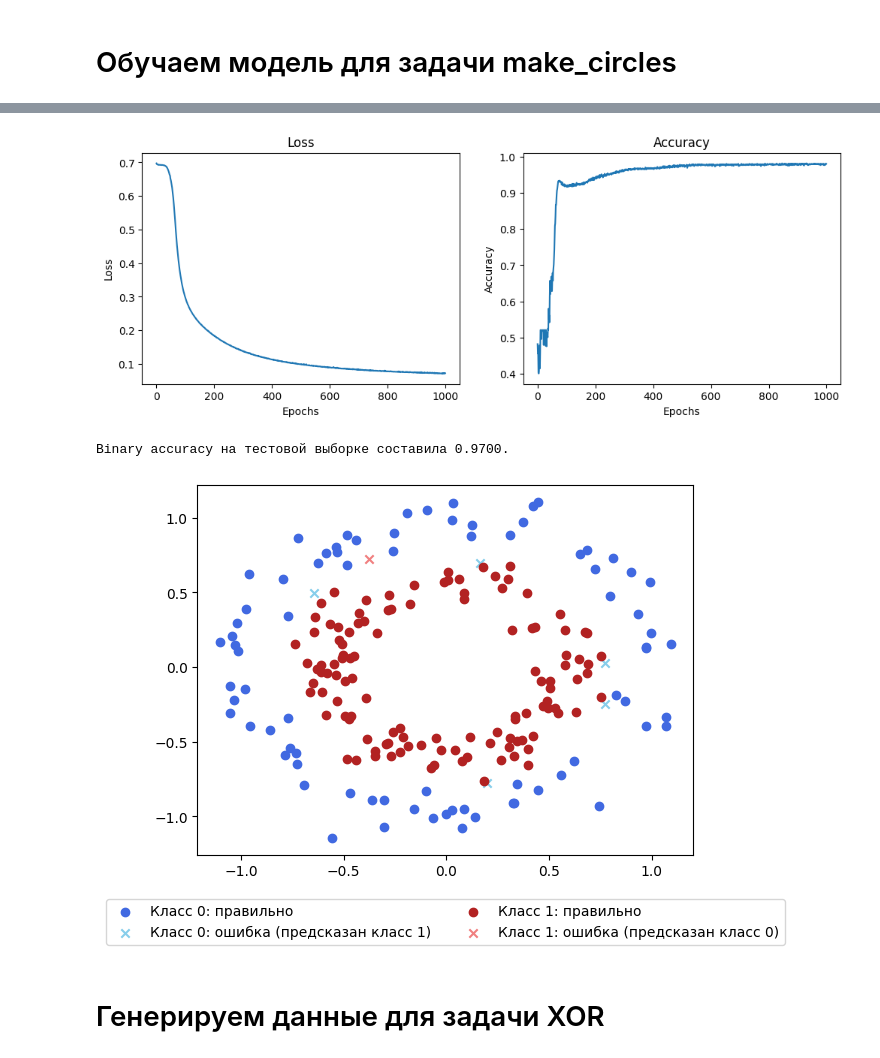
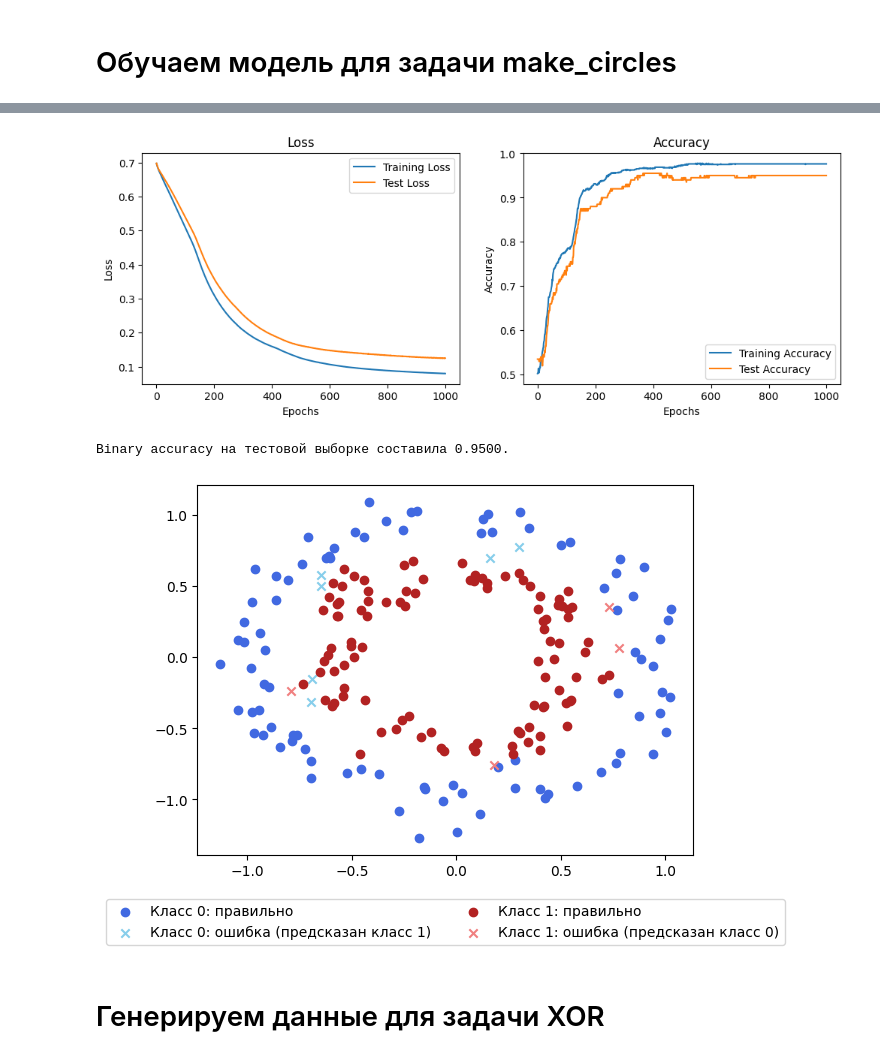
Before and after one commit to Yurekkk/Neironki, a Jupyter notebook: Lab-3.ipynb, the cells around one changed output, grey strips where cells are left out. Drawn from its saved outputs; the diff is of its cells as text; code cells hidden in the pictures.

```diff
--- a/Lab-3.ipynb
+++ b/Lab-3.ipynb
@@ -33,14 +33,14 @@ plt.show()
 # %%
 model = keras.models.Sequential([
     keras.layers.Input((2, )),
-    keras.layers.Dense(4, activation='sigmoid'),
+    keras.layers.Dense(4, activation='relu'),
     keras.layers.Dense(1, activation='sigmoid')
 ])
 # %%
-model.compile(optimizer=keras.optimizers.Adam(learning_rate=0.01),
+model.compile(optimizer=keras.optimizers.Adam(learning_rate=0.001),
               loss='binary_crossentropy',
               metrics=['accuracy'])
 # %%
-history = model.fit(x_train, y_train, epochs=1000, batch_size=50)
+history = model.fit(x_train, y_train, epochs=1000, batch_size=50, validation_data=(x_test, y_test))
 # %% [output]
 Epoch 1/1000
@@ -63,24 +63,28 @@ Epoch 1000/1000
 # %%
 fig, (ax1, ax2) = plt.subplots(1, 2, figsize=(12, 4))
 
 ax1.plot(history.history['loss'], label='Training Loss')
+ax1.plot(history.history['val_loss'], label='Test Loss')
 ax1.set_title('Loss')
 ax1.set_xlabel('Epochs')
 ax1.set_ylabel('Loss')
+ax1.legend()
 
 ax2.plot(history.history['accuracy'], label='Training Accuracy')
+ax2.plot(history.history['val_accuracy'], label='Test Accuracy')
 ax2.set_title('Accuracy')
 ax2.set_xlabel('Epochs')
 ax2.set_ylabel('Accuracy')
+ax2.legend()
 
 plt.show()
 # %% [output]
-[figure, old version]
+[figure, new version]
 # %%
 test_loss, test_acc = model.evaluate(x_test, y_test, verbose=0)
 print(f"Binary accuracy на тестовой выборке составила {test_acc:.4f}.")
 # %% [output]
-Binary accuracy на тестовой выборке составила 0.9700.
+Binary accuracy на тестовой выборке составила 0.9500.
 # %%
 y_pred = model.predict(x_test, verbose=0)
 labels_pred = y_pred.round()
@@ -105,7 +109,7 @@ plt.scatter(x_test[incorrect_class1[:, 0], 0], x_test[incorrect_class1[:, 0], 1]
 plt.legend(bbox_to_anchor=(0.5, -0.1), loc='upper center', ncol=2)
 plt.show()
 # %% [output]
-[figure, old version]
+[figure, new version]
 # %% [markdown]
 # Генерируем данные для задачи XOR
 # %%
```
Also changed, not shown: parts of 5 cells of this notebook, 1 other file.
